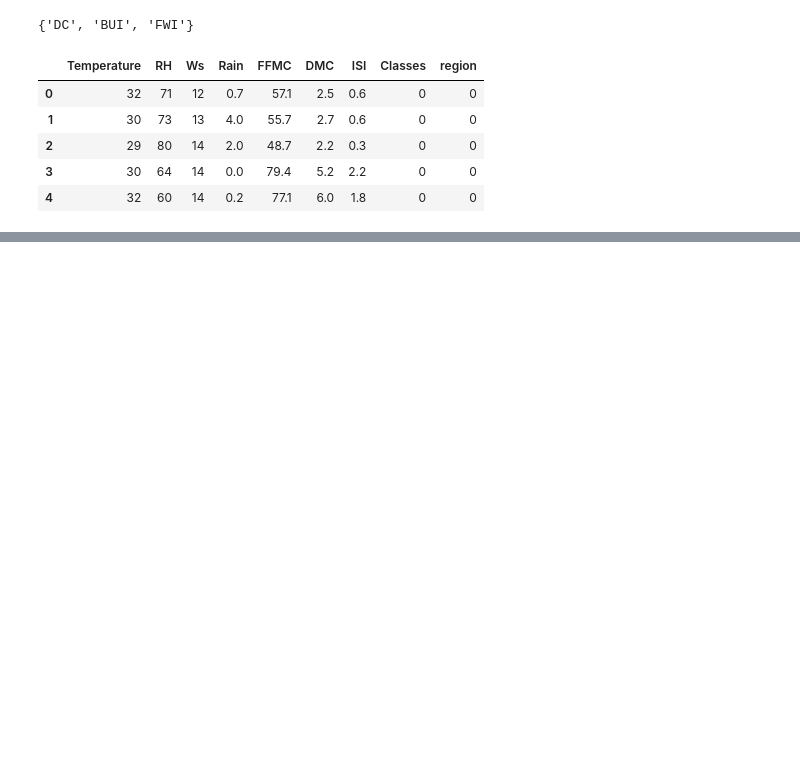
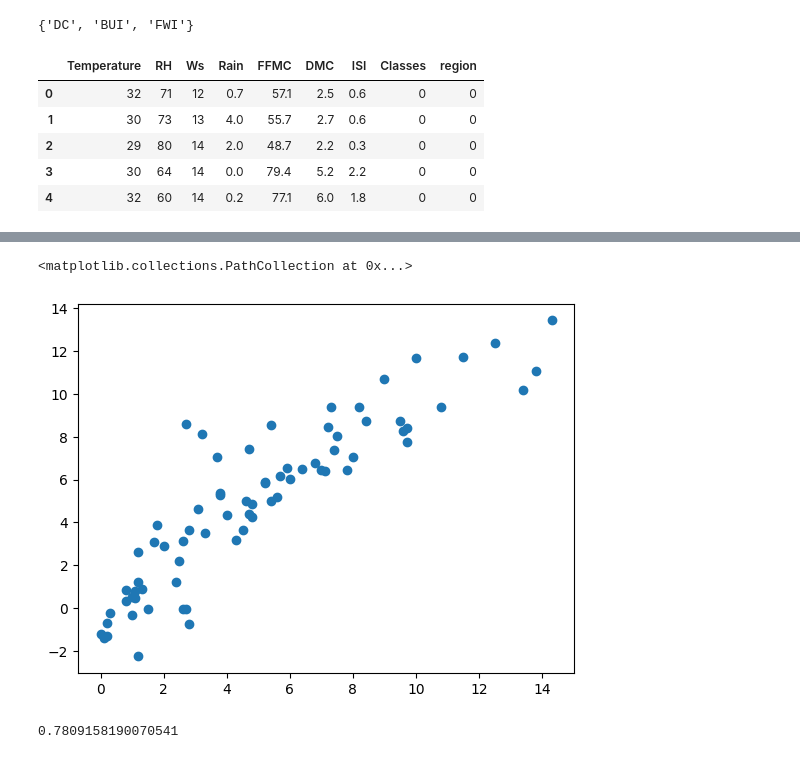
Before and after one commit to kunal12kumar/Forest_Fire_Dataset, a Jupyter notebook: ModelTraining.ipynb, the cells around one changed output, grey strips where cells are left out. Saved outputs shown, nothing was run; the diff lists cells and outputs as text; code cells hidden in the pictures; blank space fills up the shorter version.

Commit message:
trained the model and calculate the accurcy using linear regression

```diff
--- a/ModelTraining.ipynb
+++ b/ModelTraining.ipynb
@@ -233,0 +233,21 @@ df.head()
+# %%
+# first take dependent and independent data
+# Here we want to train the data on the basis of ISI
+
+# x will contain all the data except isi
+X=df.drop(['ISI'] ,axis=1)
+Y=df['ISI']
+# %%
+# now need to split the data into xtrain ,xtest and ytrain and ytest
+# for that we will use train_test_split function from the library of model_selection
+from sklearn.model_selection import train_test_split
+
+X_train, X_test , Y_train , Y_test= train_test_split(X, Y , test_size= 0.3 , random_state=42 )
+# %%
+# afer this we need to standardized the xtest and ytest
+# for standardized we will you StandaraScaler of preprocessing library
+
+from sklearn.preprocessing import StandardScaler
+scaler=StandardScaler()
+X_trainscaled=scaler.fit_transform(X_train)
+print(X_trainscaled)
@@ -233,0 +268,26 @@ df.head()
+# %%
+# now we will ttrained our model using linear regeression
+# we will use linearRegression from linear_model
+from sklearn.linear_model import LinearRegression
+regression=LinearRegression()
+# now to train model
+regression.fit(X_trainscaled , Y_train)
+# now scale teh test data
+X_testscalred=scaler.transform(X_test)
+# now pretained the value for test case
+Y_pretrained=regression.predict(X_testscalred)
+Y_pretrained.shape
+# now comparing the ypretrained and y test
+plt.scatter(Y_test, Y_pretrained)
+# %% [output]
+<matplotlib.collections.PathCollection at 0x...>
+[figure, added]
+# %%
+# now let's calculate the accuracy
+# importing r^2_score form library  metrices
+
+from sklearn.metrics import r2_score
+score=r2_score(Y_test, Y_pretrained)
+print(score)
+# %% [output]
+0.7809158190070541
```
Also changed, not shown: parts of 4 cells of this notebook.
